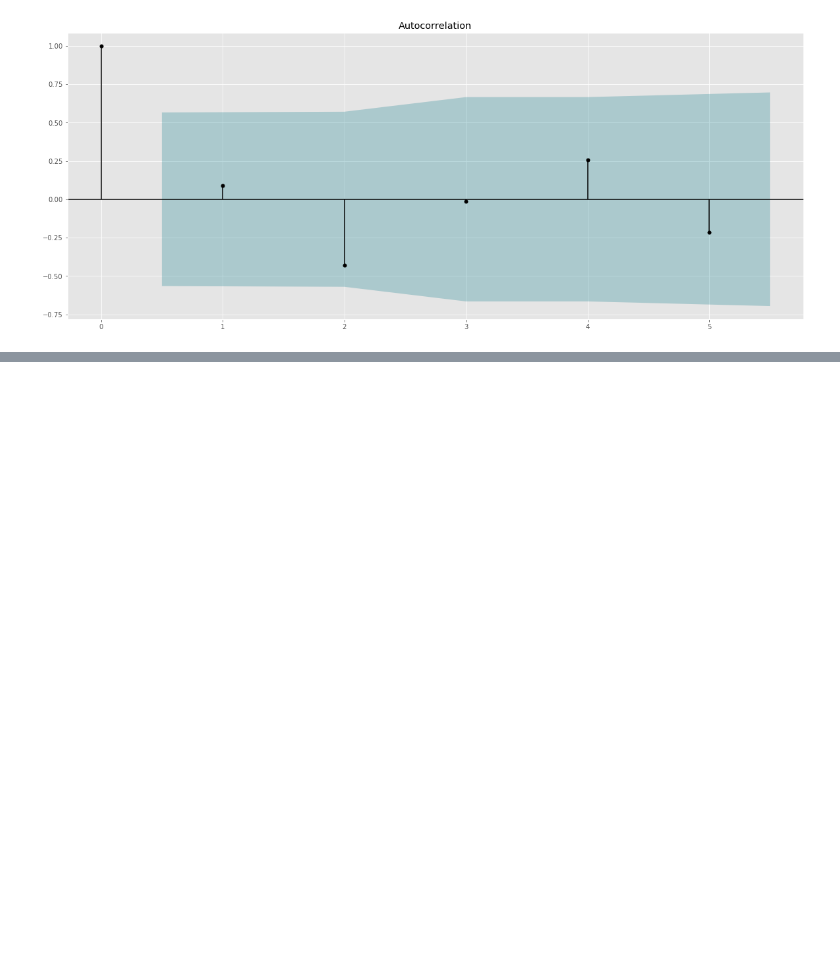
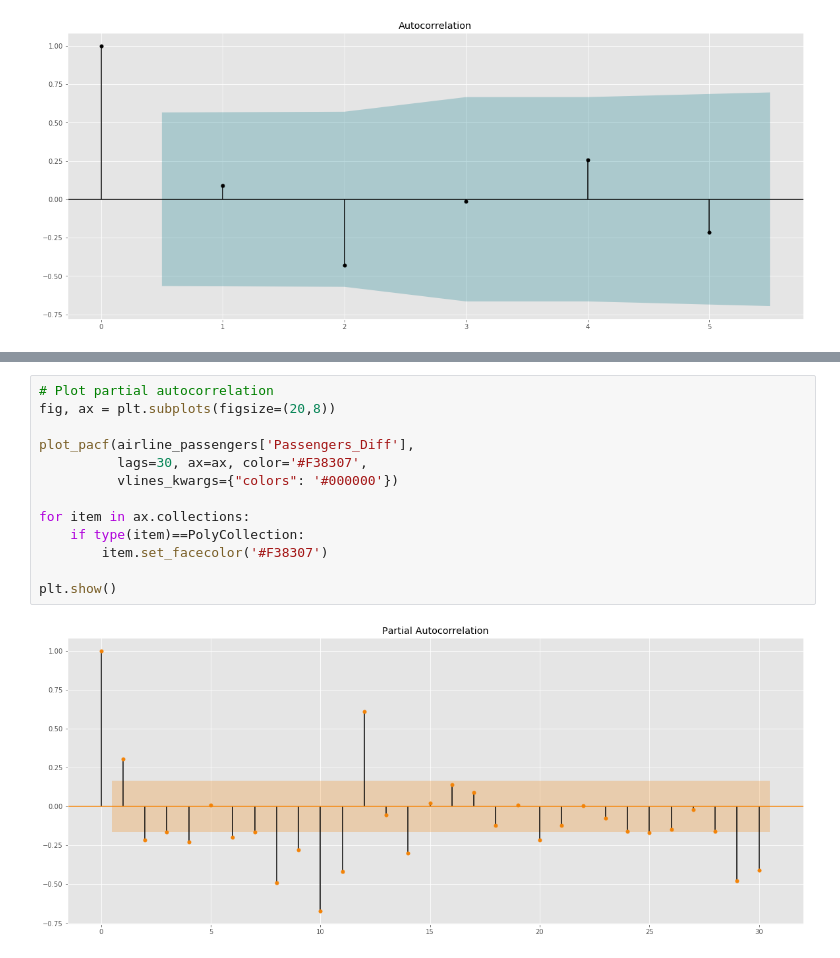
Before and after one commit to AI-MOO/Time_Series_Arabic_Explaination, a Jupyter notebook: 05-Autocorrelation_and_Partial_Autocorrelation.ipynb, the cells around one changed output, grey strips where cells are left out. Drawn from its saved outputs; the diff is of its cells as text; blank space fills up the shorter version.

```diff
--- a/05-Autocorrelation_and_Partial_Autocorrelation.ipynb
+++ b/05-Autocorrelation_and_Partial_Autocorrelation.ipynb
@@ -136,0 +162,15 @@ plt.show()
+# %%
+# Plot partial autocorrelation
+fig, ax = plt.subplots(figsize=(20,8))
+
+plot_pacf(airline_passengers['Passengers_Diff'],
+          lags=30, ax=ax, color='#F38307',
+          vlines_kwargs={"colors": '#000000'})
+
+for item in ax.collections:
+    if type(item)==PolyCollection:
+        item.set_facecolor('#F38307')
+
+plt.show()
+# %% [output]
+[figure, added]
```
Also changed, not shown: parts of 12 cells of this notebook.
